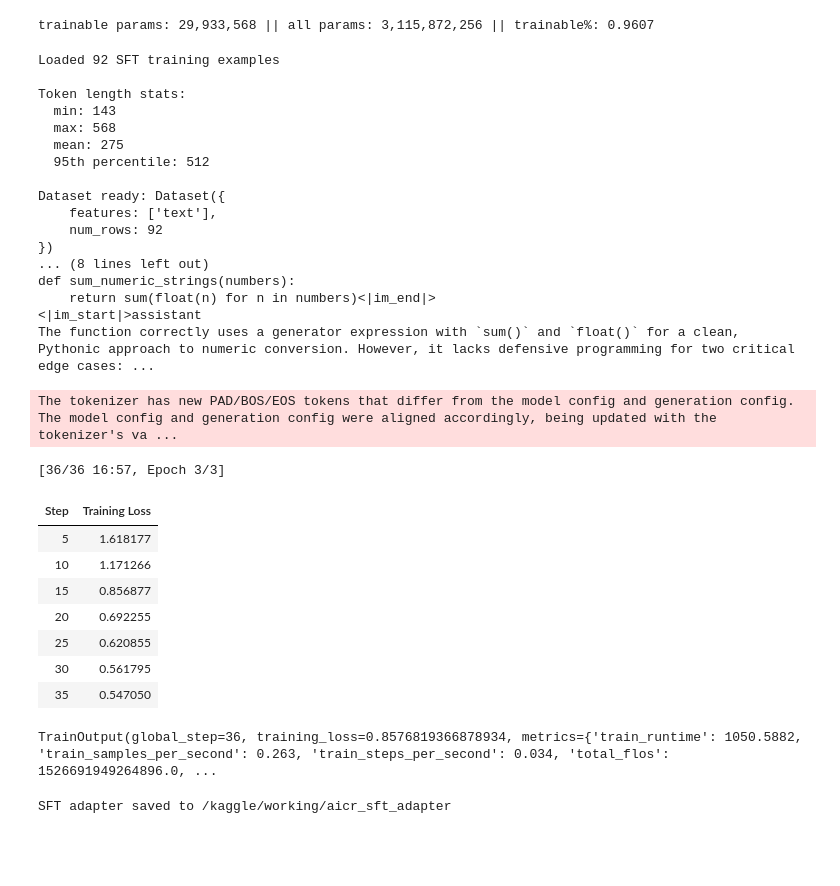
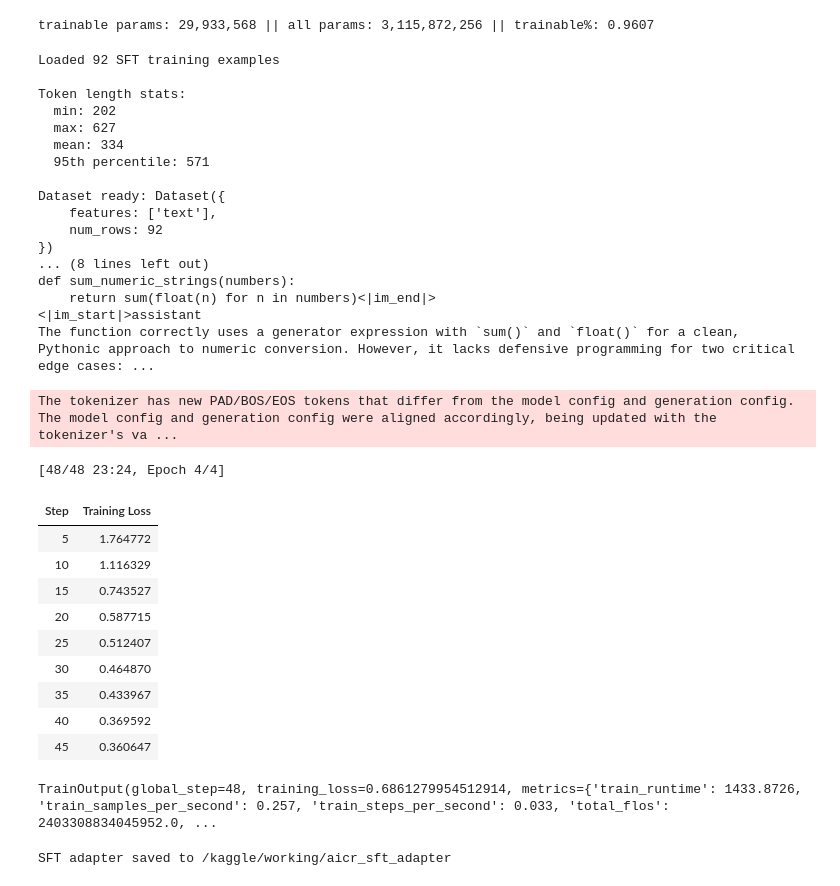
Before and after one commit to Ibtesam-Hussain/AICR, a Jupyter notebook: Notebook/FT.ipynb, the cells around one changed output. Cells and saved outputs as stored; diff of their text form; code cells hidden in the pictures; blank space fills up the shorter version.

Commit message:
Kaggle Notebook | AICR-SFT-DPO | So much mess around small data, base model too strong, LoRA fail to change behaviour of base Qwen | Version 4

```diff
--- a/Notebook/FT.ipynb
+++ b/Notebook/FT.ipynb
@@ -118,25 +114,6 @@ Saved train set to /kaggle/working/sft_train.jsonl
 Saved holdout set to /kaggle/working/sft_holdout.jsonl
 # %% [markdown]
 # LLM for fine tuning
-# %%
-# Load model directly
-from transformers import AutoTokenizer, AutoModelForCausalLM
-
-tokenizer = AutoTokenizer.from_pretrained("Qwen/Qwen2.5-Coder-3B-Instruct")
-model = AutoModelForCausalLM.from_pretrained("Qwen/Qwen2.5-Coder-3B-Instruct")
-messages = [
-    {"role": "user", "content": "Who are you?"},
-]
-inputs = tokenizer.apply_chat_template(
-	messages,
-	add_generation_prompt=True,
-	tokenize=True,
-	return_dict=True,
-	return_tensors="pt",
-).to(model.device)
-
-outputs = model.generate(**inputs, max_new_tokens=40)
-print(tokenizer.decode(outputs[0][inputs["input_ids"].shape[-1]:]))
 # %%
 import torch
 from transformers import AutoModelForCausalLM, AutoTokenizer, BitsAndBytesConfig
@@ -217,12 +194,26 @@ with open(SFT_TRAIN_PATH, "r", encoding="utf-8") as f:
 
 print(f"Loaded {len(train_data)} SFT training examples")
 
+# # Qwen's chat template to format each example as a single training string
+# def format_example(example):
+#     formatted_text = tokenizer.apply_chat_template(
+#         example["messages"],
+#         tokenize=False,
+#         add_generation_prompt=True,  # ← HOLY MOLYYYY THIS CAUSING THE ERROR IN INFERENCE AND TRAINING CHAT TEMPLATE CHANGED: Now matches inference format
+#     )
+#     return {"text": formatted_text}
+
+
 # Qwen's chat template to format each example as a single training string
 def format_example(example):
+    messages = [
+        {"role": "system", "content": "You are a code reviewer. Follow this exact structure: 1) Briefly validate what works (1-2 sentences), 2) Use 'However' to transition to specific failures, 3) Reference specific test cases (Test 3, Test 5, etc.), 4) Provide concrete fixes. Do NOT provide generic code descriptions or explanations."},
+        *example["messages"]
+    ]
     formatted_text = tokenizer.apply_chat_template(
-        example["messages"],
+        messages,
         tokenize=False,
-        add_generation_prompt=False,
+        add_generation_prompt=True,  # ← HOLY MOLYYYY THIS CAUSING THE ERROR IN INFERENCE AND TRAINING CHAT TEMPLATE CHANGED: Now matches inference format
     )
     return {"text": formatted_text}
 
@@ -244,10 +235,10 @@ print(f"\nExample formatted text:\n{'-'*50}\n{train_dataset[0]['text'][:800]}")
 Loaded 92 SFT training examples
 
 Token length stats:
-  min: 143
-  max: 568
-  mean: 275
-  95th percentile: 512
+  min: 202
+  max: 627
+  mean: 334
+  95th percentile: 571
 
 Dataset ready: Dataset({
     features: ['text'],
@@ -262,43 +253,45 @@ The function correctly uses a generator expression with `sum()` and `float()` fo
 from trl import SFTTrainer, SFTConfig
 
 MAX_SEQ_LENGTH = 800  # comfortably covers your 568 max with headroom
 
 sft_config = SFTConfig(
     output_dir="/kaggle/working/aicr_sft_checkpoint",
     max_seq_length=MAX_SEQ_LENGTH,
     per_device_train_batch_size=2,
     gradient_accumulation_steps=4,   # effective batch size = 8
-    num_train_epochs=3,
+    num_train_epochs=4,  #checking on 4 epochs, 3 epochs was insufficient for training
     learning_rate=2e-4,
     optim="paged_adamw_8bit",
     logging_steps=5,
     save_strategy="epoch",
     bf16=True,
     report_to="none",
     dataset_text_field="text",
     packing=False,
 )
 
 trainer = SFTTrainer(
     model=model,
     args=sft_config,
     train_dataset=train_dataset,
     processing_class=tokenizer,
 )
 
 trainer.train()
 # %% [output]
 The tokenizer has new PAD/BOS/EOS tokens that differ from the model config and generation config. The model config and generation config were aligned accordingly, being updated with the tokenizer's va ...
-[36/36 16:57, Epoch 3/3]
+[48/48 23:24, Epoch 4/4]
 | Step | Training Loss |
-| 5 | 1.618177 |
-| 10 | 1.171266 |
-| 15 | 0.856877 |
-| 20 | 0.692255 |
-| 25 | 0.620855 |
-| 30 | 0.561795 |
-| 35 | 0.547050 |
+| 5 | 1.764772 |
+| 10 | 1.116329 |
+| 15 | 0.743527 |
+| 20 | 0.587715 |
+| 25 | 0.512407 |
+| 30 | 0.464870 |
+| 35 | 0.433967 |
+| 40 | 0.369592 |
+| 45 | 0.360647 |
-TrainOutput(global_step=36, training_loss=0.8576819366878934, metrics={'train_runtime': 1050.5882, 'train_samples_per_second': 0.263, 'train_steps_per_second': 0.034, 'total_flos': 1526691949264896.0, ...
+TrainOutput(global_step=48, training_loss=0.6861279954512914, metrics={'train_runtime': 1433.8726, 'train_samples_per_second': 0.257, 'train_steps_per_second': 0.033, 'total_flos': 2403308834045952.0, ...
 # %%
 SFT_ADAPTER_PATH = "/kaggle/working/aicr_sft_adapter"
 
```
Also changed, not shown: parts of 23 cells of this notebook.
